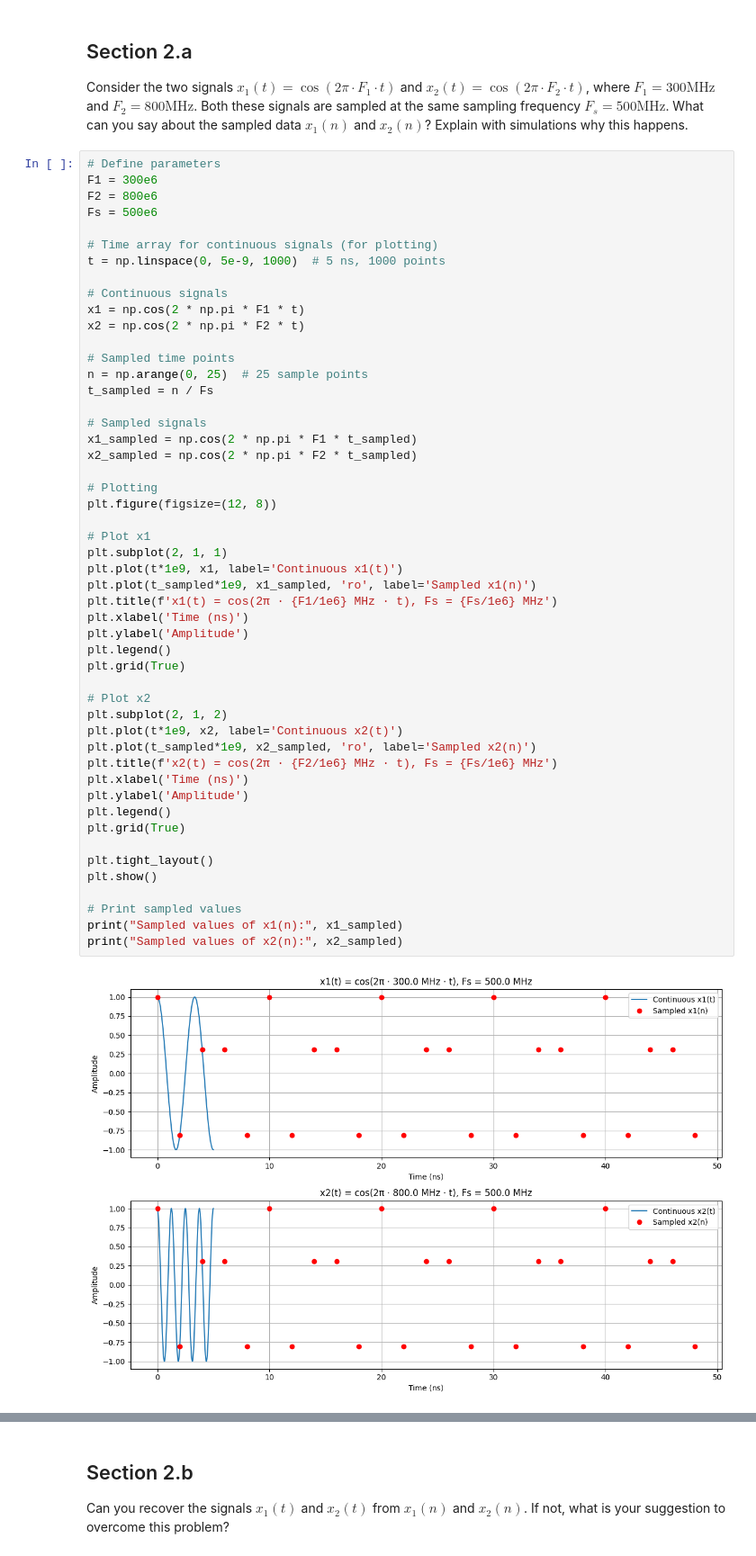
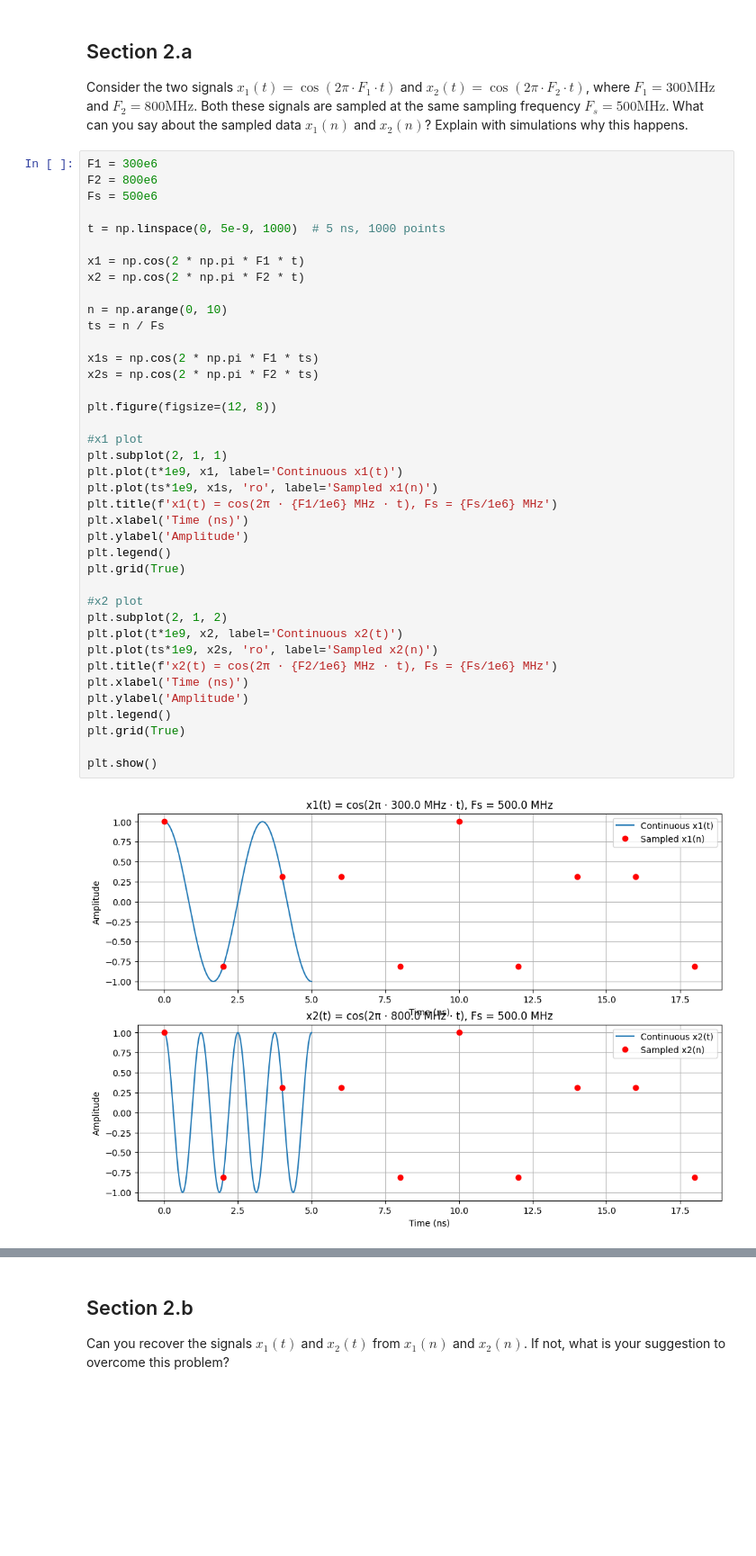
Before and after one commit to Sam-Bieberich/489, a Jupyter notebook: lab1.ipynb, the cells around one changed output, grey strips where cells are left out. Shown at 90% size. Cells and saved outputs as stored; diff of their text form; blank space fills up the shorter version.

```diff
--- a/lab1.ipynb
+++ b/lab1.ipynb
@@ -199,54 +205,43 @@ plt.show()
 
 Consider the two signals $x_1(t) = \cos(2\pi\cdot F_1 \cdot t)$ and $x_2(t) = \cos(2\pi\cdot F_2 \cdot t)$, where $F_1 = 300\text{MHz}$ and $F_2 = 800\text{MHz}$. Both these signals are sampled at the same sampling frequency $F_s = 500\text{MHz}$. What can you say about the sampled data $x_1(n)$ and $x_2(n)$? Explain with simulations why this happens.
 # %%
-# Define parameters
 F1 = 300e6
 F2 = 800e6
 Fs = 500e6
 
-# Time array for continuous signals (for plotting)
 t = np.linspace(0, 5e-9, 1000)  # 5 ns, 1000 points
 
-# Continuous signals
 x1 = np.cos(2 * np.pi * F1 * t)
 x2 = np.cos(2 * np.pi * F2 * t)
 
-# Sampled time points
-n = np.arange(0, 25)  # 25 sample points
-t_sampled = n / Fs
+n = np.arange(0, 10)
+ts = n / Fs
 
-# Sampled signals
-x1_sampled = np.cos(2 * np.pi * F1 * t_sampled)
-x2_sampled = np.cos(2 * np.pi * F2 * t_sampled)
+x1s = np.cos(2 * np.pi * F1 * ts)
+x2s = np.cos(2 * np.pi * F2 * ts)
 
-# Plotting
 plt.figure(figsize=(12, 8))
 
-# Plot x1
+#x1 plot
 plt.subplot(2, 1, 1)
 plt.plot(t*1e9, x1, label='Continuous x1(t)')
-plt.plot(t_sampled*1e9, x1_sampled, 'ro', label='Sampled x1(n)')
+plt.plot(ts*1e9, x1s, 'ro', label='Sampled x1(n)')
 plt.title(f'x1(t) = cos(2π · {F1/1e6} MHz · t), Fs = {Fs/1e6} MHz')
 plt.xlabel('Time (ns)')
 plt.ylabel('Amplitude')
 plt.legend()
 plt.grid(True)
 
-# Plot x2
+#x2 plot
 plt.subplot(2, 1, 2)
 plt.plot(t*1e9, x2, label='Continuous x2(t)')
-plt.plot(t_sampled*1e9, x2_sampled, 'ro', label='Sampled x2(n)')
+plt.plot(ts*1e9, x2s, 'ro', label='Sampled x2(n)')
 plt.title(f'x2(t) = cos(2π · {F2/1e6} MHz · t), Fs = {Fs/1e6} MHz')
 plt.xlabel('Time (ns)')
 plt.ylabel('Amplitude')
 plt.legend()
 plt.grid(True)
 
-plt.tight_layout()
 plt.show()
-
-# Print sampled values
-print("Sampled values of x1(n):", x1_sampled)
-print("Sampled values of x2(n):", x2_sampled)
 # %% [output]
-[figure, old version]
+[figure, new version]
```
Also changed, not shown: parts of 14 cells of this notebook.
